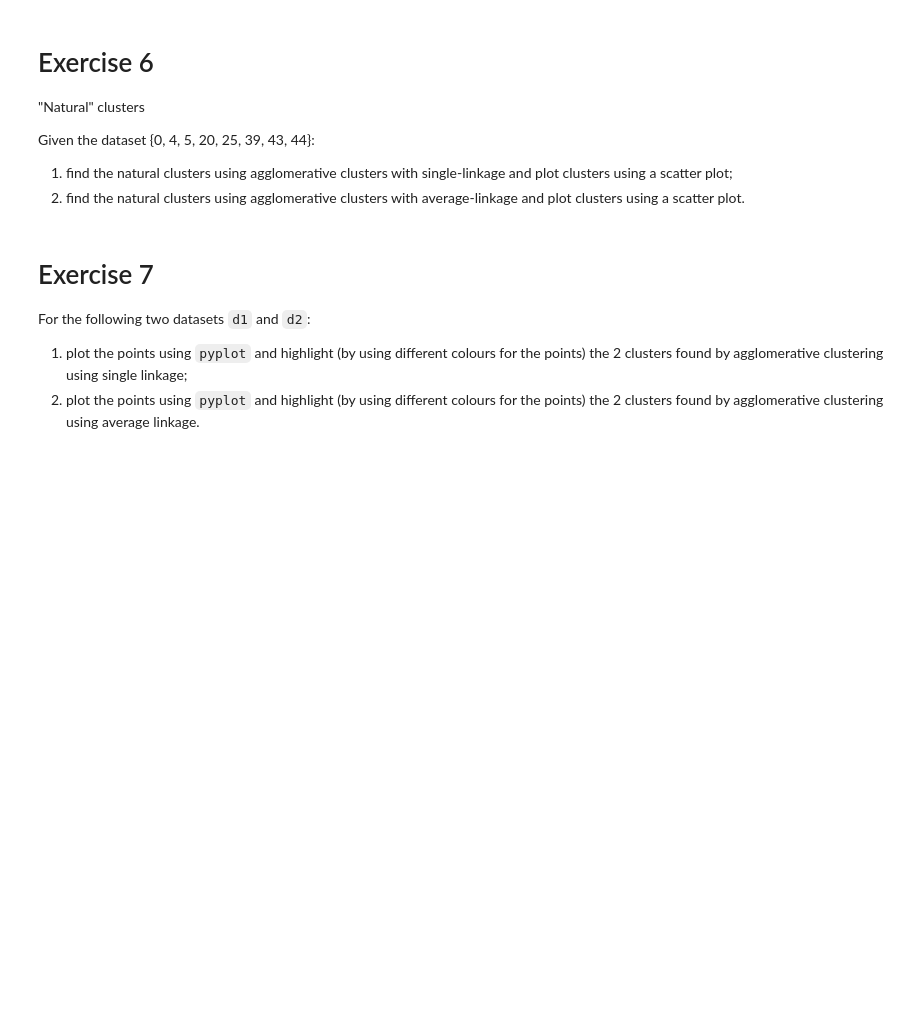
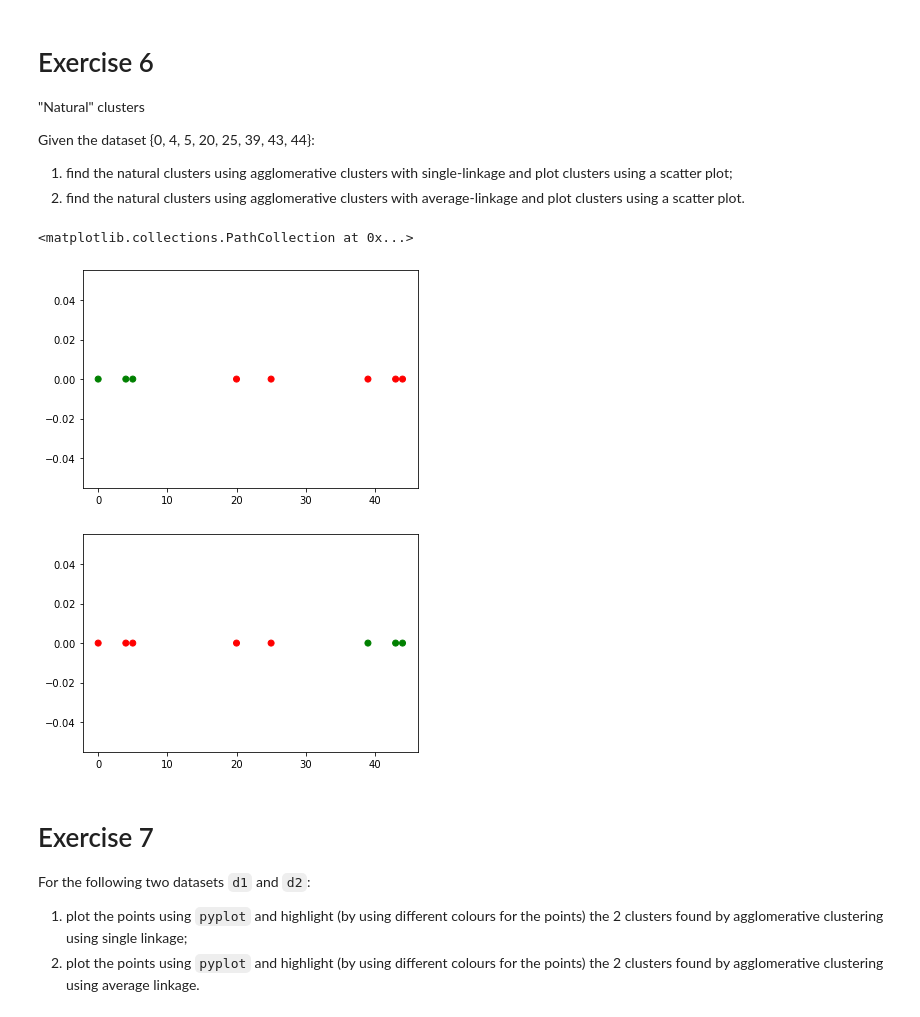
Before and after one commit to radumarinoiu/companion-lab, a Jupyter notebook: Lab9-10-Exercises.ipynb, the cells around one changed output. Saved outputs shown, nothing was run; the diff lists cells and outputs as text; code cells hidden in the pictures; blank space fills up the shorter version.

```diff
--- a/Lab9-10-Exercises.ipynb
+++ b/Lab9-10-Exercises.ipynb
@@ -193,6 +234,34 @@ Considering the points (-4, -2), (-3, -2), (-2, -2), (-1, -2), (1, -1), (1, 1),
 Given the dataset {0, 4, 5, 20, 25, 39, 43, 44}:
 1. find the natural clusters using agglomerative clusters with single-linkage and plot clusters using a scatter plot;
 1. find the natural clusters using agglomerative clusters with average-linkage and plot clusters using a scatter plot.
+# %%
+from sklearn import datasets as ds
+from sklearn.cluster import AgglomerativeClustering
+import matplotlib.pyplot as plt
+from matplotlib.colors import ListedColormap
+
+d = pd.DataFrame({
+    "X1": [0, 4, 5, 20, 25, 39, 43, 44],
+    "X2": [0, 0, 0, 0, 0, 0, 0, 0]
+})
+
+plt.figure(0)
+ac = AgglomerativeClustering(linkage="single", n_clusters=2)
+ac.fit(d)
+clusters = ac.fit_predict(d)
+c = ListedColormap(['red', 'green'])
+plt.scatter(d["X1"], d["X2"], c=clusters, cmap=c)
+
+plt.figure(1)
+ac = AgglomerativeClustering(linkage="average", n_clusters=2)
+ac.fit(d)
+clusters = ac.fit_predict(d)
+c = ListedColormap(['red', 'green'])
+plt.scatter(d["X1"], d["X2"], c=clusters, cmap=c)
+# %% [output]
+<matplotlib.collections.PathCollection at 0x...>
+[figure, added]
+[figure, added]
 # %% [markdown]
 # Exercise 7
 
```
Also changed, not shown: parts of 3 cells of this notebook.
